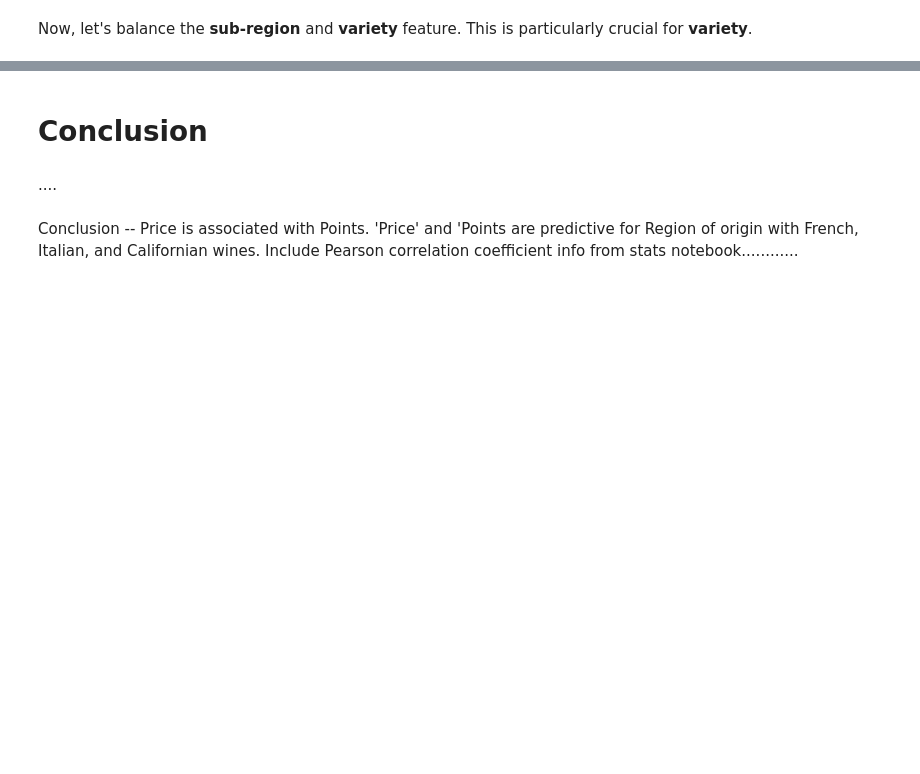
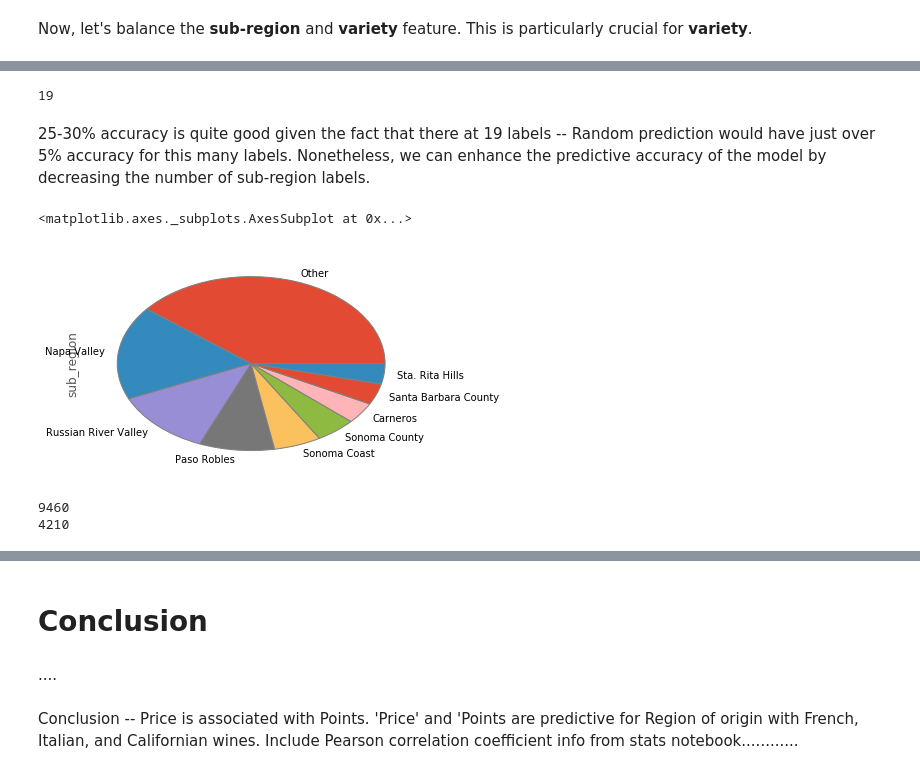
Before and after one commit to sarahrahrah/sprngbrd-mini-projects, a Jupyter notebook: capstone1/Final.ipynb, the cells around one changed output, grey strips where cells are left out. Cells and saved outputs as stored; diff of their text form; code cells hidden in the pictures; blank space fills up the shorter version.

```diff
--- a/capstone1/Final.ipynb
+++ b/capstone1/Final.ipynb
@@ -1573,0 +1628,29 @@ Now, let's balance the **sub-region** and **variety** feature.  This is particul
+# %%
+len(newcaliwines.sub_region.value_counts())
+# %% [output]
+19
+# %% [markdown]
+25-30% accuracy is quite good given the fact that there at 19 labels -- Random prediction would have just over 5% accuracy for this many labels.  Nonetheless, we can enhance the predictive accuracy of the model by decreasing the number of sub-region labels.
+# %%
+newcaliwines.loc[(newcaliwines['sub_region'] != 'Napa Valley') & (newcaliwines['sub_region'] != 'Russian River Valley') &(newcaliwines['sub_region'] != 'Paso Robles')&(newcaliwines['sub_region'] != 'Sonoma Coast')&(newcaliwines['sub_region'] != 'Sonoma County')&(newcaliwines['sub_region'] != 'Carneros')&(newcaliwines['sub_region'] != 'Santa Barbara County')&(newcaliwines['sub_region'] != 'Sta. Rita Hills'), 'sub_region'] = 'Other'
+newcaliwines.sub_region.value_counts().plot(kind='pie', wedgeprops={"edgecolor":"grey",'linewidth': 1, 'linestyle': 'solid', 'antialiased': True})
+# %% [output]
+<matplotlib.axes._subplots.AxesSubplot at 0x...>
+[figure, added]
+# %%
+sub_regioncounts = newcaliwines.sub_region.value_counts()
+count_class_0 = sub_regioncounts['Other']
+count_class_1 = sub_regioncounts['Napa Valley']
+print (count_class_0)
+print (count_class_1)
+
+other = newcaliwines[newcaliwines.sub_region == 'Other']
+napa = newcaliwines[newcaliwines.sub_region == 'Napa Valley']
+notnapaorother = newcaliwines[(newcaliwines.sub_region != 'Other') & (newcaliwines.sub_region != 'Napa Valley')]
+
+
+other_under = other.sample(count_class_1)
+newcaliwines = pd.concat([other_under, notnapaorother, napa], axis=0)
+# %% [output]
+9460
+4210
```
Also changed, not shown: parts of 44 cells of this notebook.
